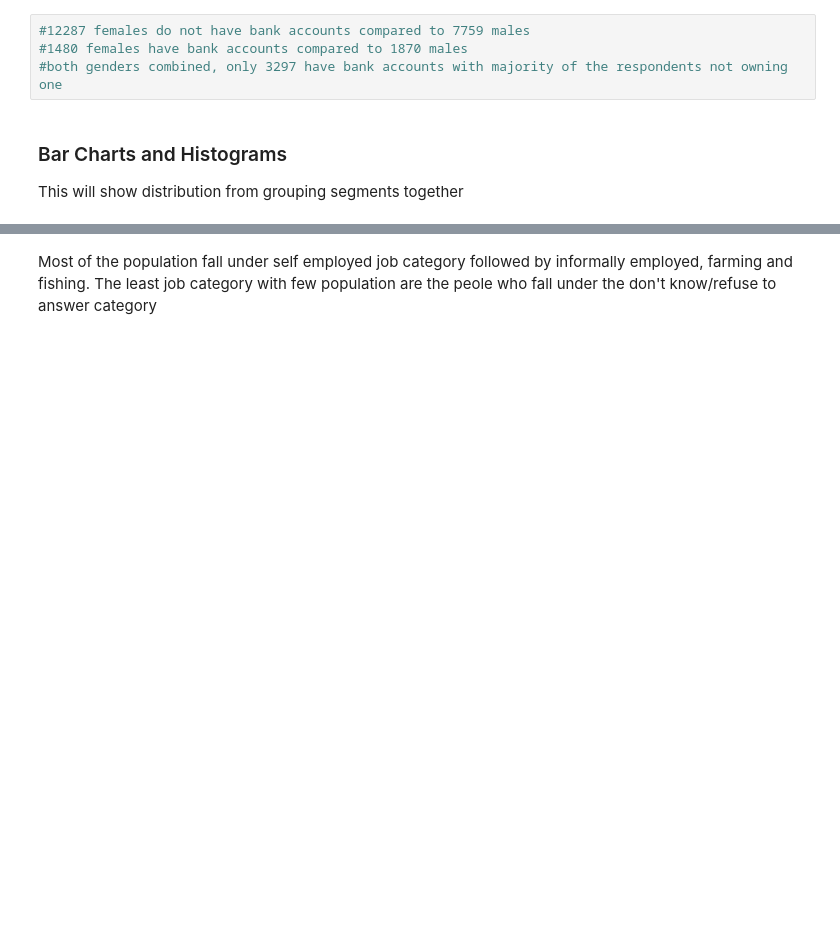
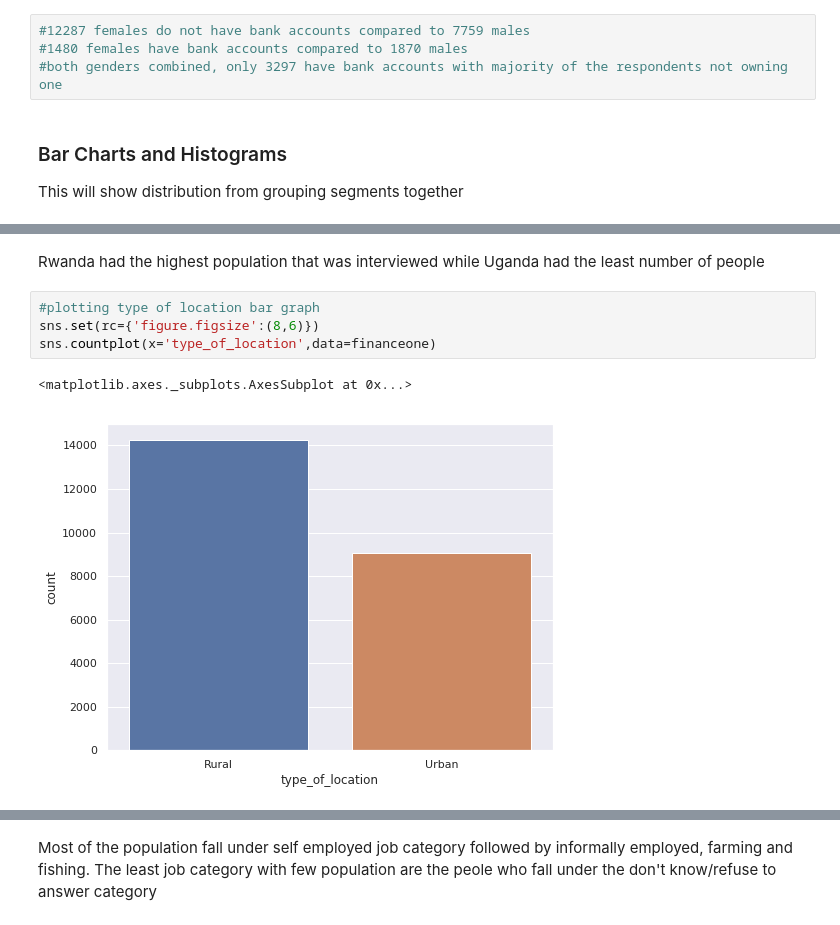
Before and after one commit to mwinzie/Financial-Outcomes, a Jupyter notebook: Moringa_Data_Science_Core_W2_Independent_Project_2019_08_Agnes_Mueni.ipynb, the cells around one changed output, grey strips where cells are left out. Saved outputs shown, nothing was run; the diff lists cells and outputs as text; blank space fills up the shorter version.

```diff
--- a/Moringa_Data_Science_Core_W2_Independent_Project_2019_08_Agnes_Mueni.ipynb
+++ b/Moringa_Data_Science_Core_W2_Independent_Project_2019_08_Agnes_Mueni.ipynb
@@ -338,0 +360,9 @@ plt.show()
+# %% [markdown]
+Rwanda had the highest population that was interviewed while Uganda had the least number of people
+# %%
+#plotting type of location bar graph
+sns.set(rc={'figure.figsize':(8,6)})
+sns.countplot(x='type_of_location',data=financeone)
+# %% [output]
+<matplotlib.axes._subplots.AxesSubplot at 0x...>
+[figure, added]
```
Also changed, not shown: parts of 25 cells of this notebook.
